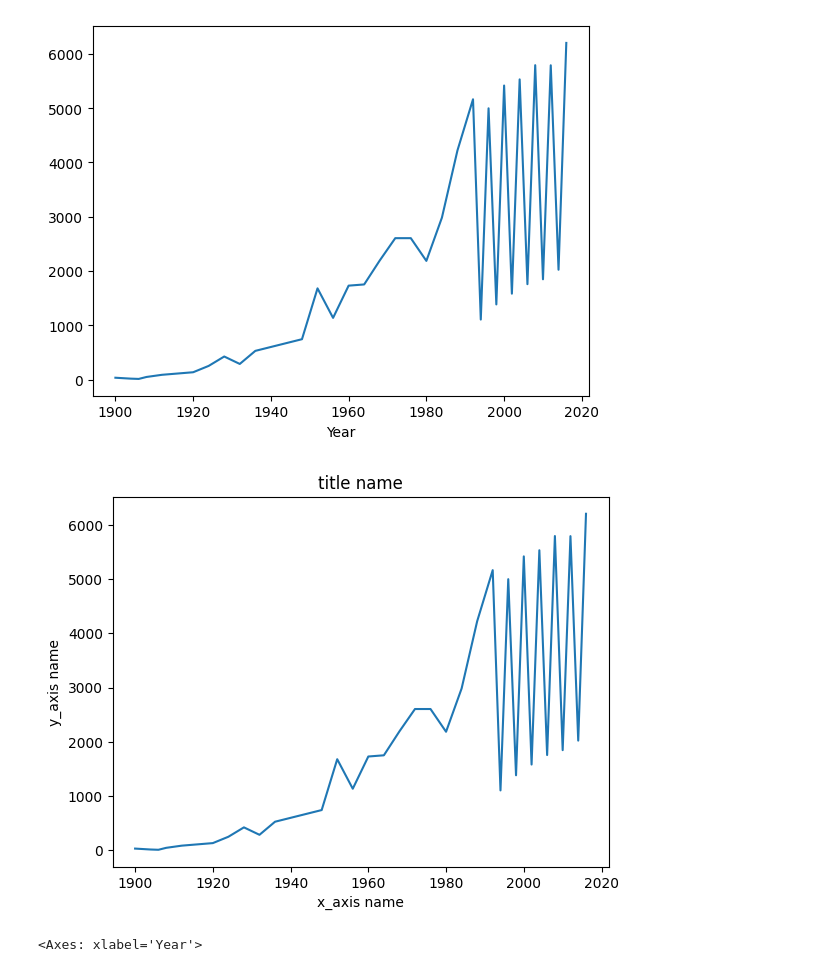
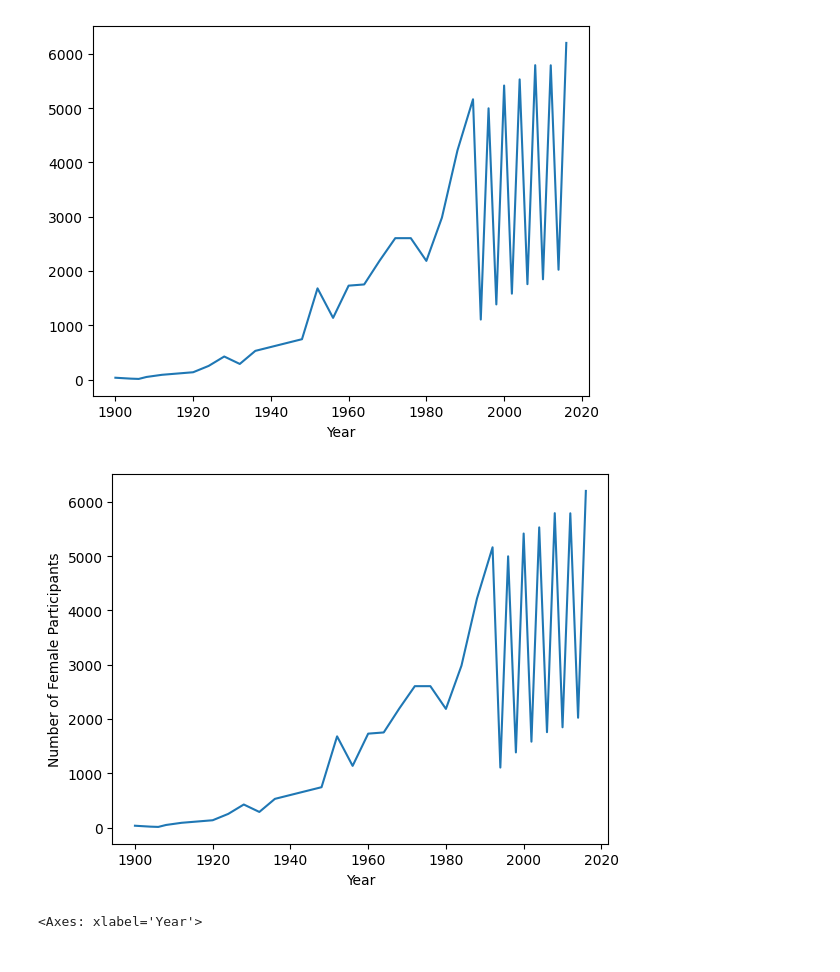
Before and after one commit to Sahil-987/Olympic-Dataset-Analysis, a Jupyter notebook: main.ipynb, the cells around one changed output. Saved outputs shown, nothing was run; the diff lists cells and outputs as text; code cells hidden in the pictures.

```diff
--- a/main.ipynb
+++ b/main.ipynb
@@ -506,17 +516,16 @@ Name: ID, dtype: int64
 # %%
 ## using matplotlib same plot
 df_wmn_prtcptn = df_final[df_final['Sex'] == 'F'].groupby(['Year'])['ID'].count().to_frame().reset_index()
 df_wmn_prtcptn.rename(columns={'ID': 'Number of Women'}, inplace=True)
 x_axis = df_wmn_prtcptn['Year']
 y_axis = df_wmn_prtcptn['Number of Women']
 
 plt.plot(x_axis, y_axis)
-plt.title('title name')
-plt.xlabel('x_axis name')
-plt.ylabel('y_axis name')
+plt.xlabel('Year')
+plt.ylabel('Number of Female Participants')
 plt.show()
 # %% [output]
-[figure, old version]
+[figure, new version]
 # %%
 # exclude winter season
 
```
Also changed, not shown: parts of 9 cells of this notebook.
